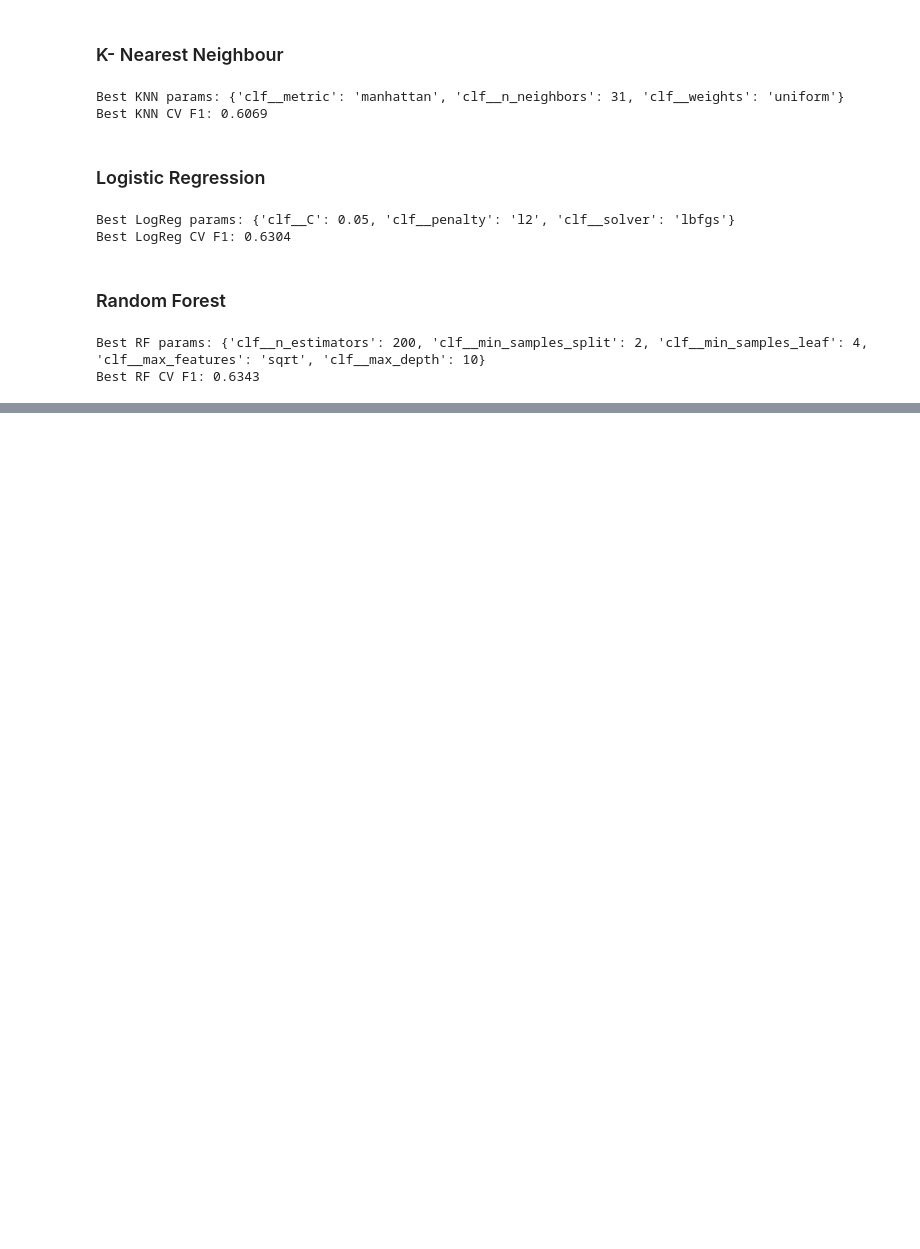
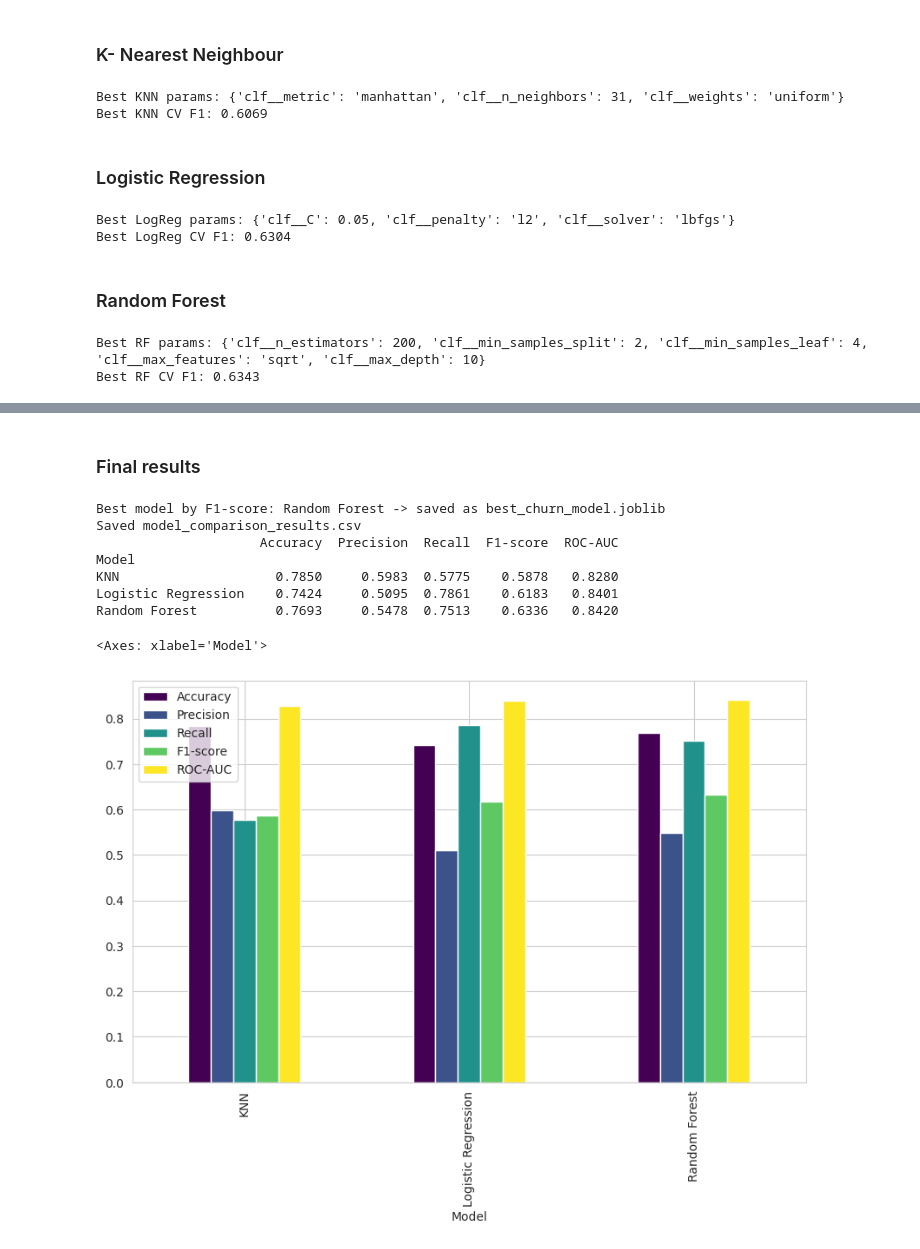
Before and after one commit to methasha20250805/Customer-Churn---Machine-Learning, a Jupyter notebook: ML_CW.ipynb, the cells around one changed output, grey strips where cells are left out. Cells and saved outputs as stored; diff of their text form; code cells hidden in the pictures; blank space fills up the shorter version.

```diff
--- a/ML_CW.ipynb
+++ b/ML_CW.ipynb
@@ -363,0 +364,32 @@ Best RF CV F1: 0.6343
+# %%
+from sklearn.metrics import (
+    accuracy_score, precision_score, recall_score, f1_score,
+    roc_auc_score, confusion_matrix, classification_report, RocCurveDisplay
+)
+
+def summarize_performance(fitted_model, X_eval, y_eval, label):
+    preds = fitted_model.predict(X_eval)
+    probs = fitted_model.predict_proba(X_eval)[:, 1]
+    row = {
+        "Model": label,
+        "Accuracy": accuracy_score(y_eval, preds),
+        "Precision": precision_score(y_eval, preds),
+        "Recall": recall_score(y_eval, preds),
+        "F1-score": f1_score(y_eval, preds),
+        "ROC-AUC": roc_auc_score(y_eval, probs),
+    }
+    return row, preds
+
+results_table = []
+predictions_store = {}
+
+for model_name, fitted in model_registry.items():
+    row, preds = summarize_performance(fitted, X_test, y_test, model_name)
+    results_table.append(row)
+    predictions_store[model_name] = preds
+    print(f"{model_name}")
+    print(classification_report(y_test, preds, target_names=["No Churn", "Churn"]))
+
+comparison_df = pd.DataFrame(results_table).set_index("Model").round(4)
+print("Model comparison summary:")
+comparison_df
@@ -363,0 +439,24 @@ Best RF CV F1: 0.6343
+# %% [markdown]
+### Final results
+# %%
+import joblib
+
+best_model_name = comparison_df["F1-score"].idxmax()
+best_model_obj = model_registry[best_model_name]
+joblib.dump(best_model_obj, "best_churn_model.joblib")
+print(f"Best model by F1-score: {best_model_name} -> saved as best_churn_model.joblib")
+
+comparison_df.to_csv("model_comparison_results.csv")
+print("Saved model_comparison_results.csv")
+print(comparison_df)
+comparison_df.plot(kind="bar", figsize=(10, 6), colormap="viridis")
+# %% [output]
+Best model by F1-score: Random Forest -> saved as best_churn_model.joblib
+Saved model_comparison_results.csv
+                     Accuracy  Precision  Recall  F1-score  ROC-AUC
+Model
+KNN                    0.7850     0.5983  0.5775    0.5878   0.8280
+Logistic Regression    0.7424     0.5095  0.7861    0.6183   0.8401
+Random Forest          0.7693     0.5478  0.7513    0.6336   0.8420
+<Axes: xlabel='Model'>
+[figure, added]
```
Also changed, not shown: parts of 4 cells of this notebook.
